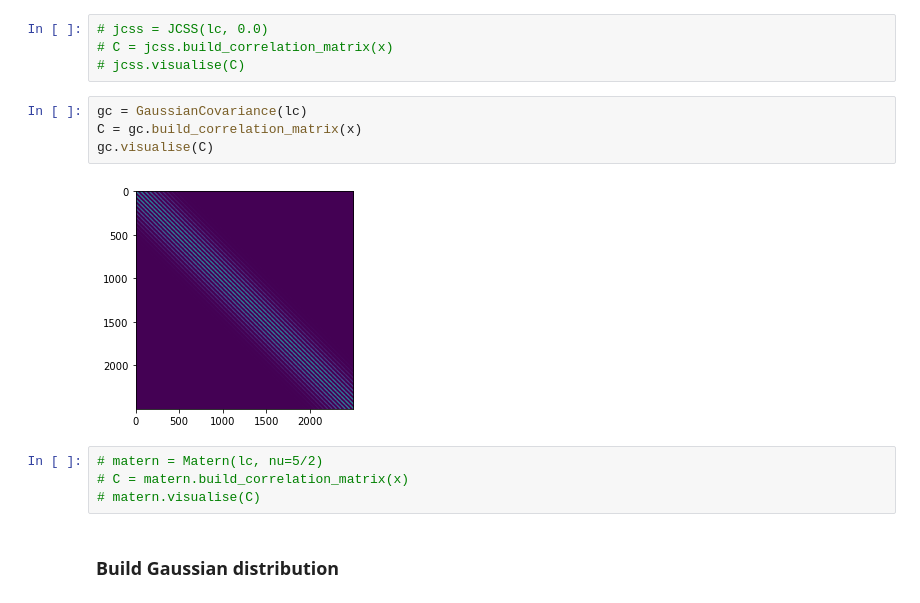
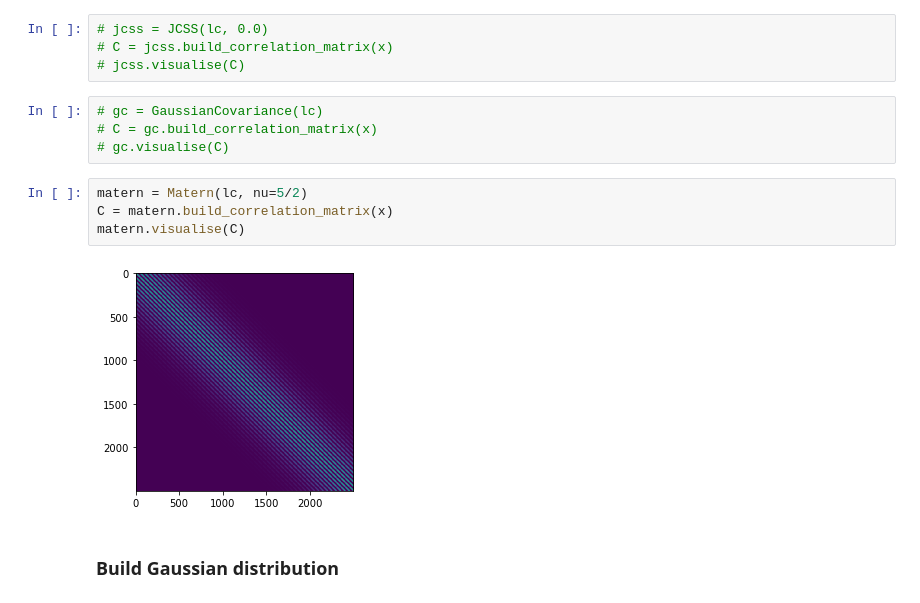
Before and after one commit to mark-hobbs/pyrf, a Jupyter notebook: Random_field_generation.ipynb, the cells around one changed output. Cells and saved outputs as stored; diff of their text form.

```diff
--- a/Random_field_generation.ipynb
+++ b/Random_field_generation.ipynb
@@ -32,15 +32,15 @@ std_dev = 5
 # C = jcss.build_correlation_matrix(x)
 # jcss.visualise(C)
 # %%
-gc = GaussianCovariance(lc)
-C = gc.build_correlation_matrix(x)
-gc.visualise(C)
+# gc = GaussianCovariance(lc)
+# C = gc.build_correlation_matrix(x)
+# gc.visualise(C)
-# %% [output]
-[figure, removed]
 # %%
-# matern = Matern(lc, nu=5/2)
-# C = matern.build_correlation_matrix(x)
-# matern.visualise(C)
+matern = Matern(lc, nu=5/2)
+C = matern.build_correlation_matrix(x)
+matern.visualise(C)
+# %% [output]
+[figure, added]
 # %% [markdown]
 ### Build Gaussian distribution
 # %%
```
Also changed, not shown: parts of 4 cells of this notebook, 2 other files.
